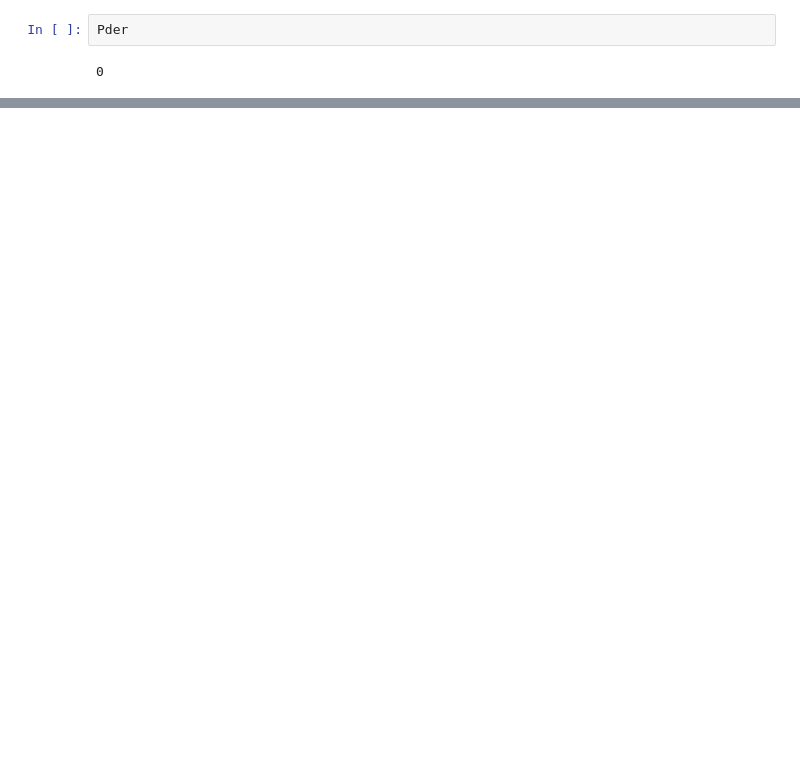
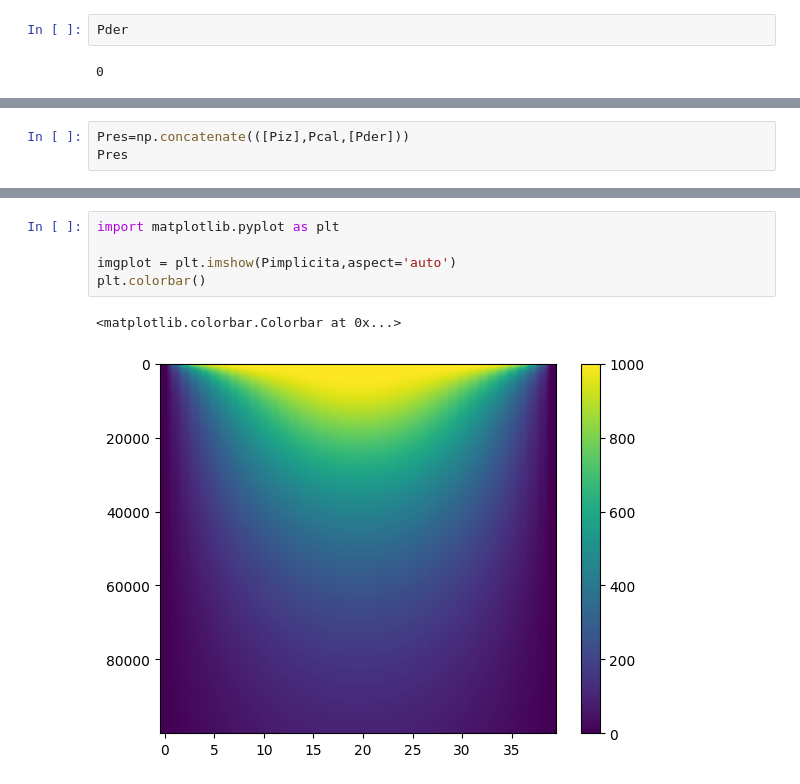
Before and after one commit to luiscarlosm33/SIM_YAC_UPSE2023, a Jupyter notebook: Untitled11.ipynb, the cells around one changed output, grey strips where cells are left out. Saved outputs shown, nothing was run; the diff lists cells and outputs as text; blank space fills up the shorter version.

```diff
--- a/Untitled11.ipynb
+++ b/Untitled11.ipynb
@@ -93,0 +106,3 @@ np.concatenate
+# %%
+Pres=np.concatenate(([Piz],Pcal,[Pder]))
+Pres
@@ -101,0 +137,8 @@ TypeError: ignored
+# %%
+import matplotlib.pyplot as plt
+
+imgplot = plt.imshow(Pimplicita,aspect='auto')
+plt.colorbar()
+# %% [output]
+<matplotlib.colorbar.Colorbar at 0x...>
+[figure, added]
```
Also changed, not shown: parts of 11 cells of this notebook.
